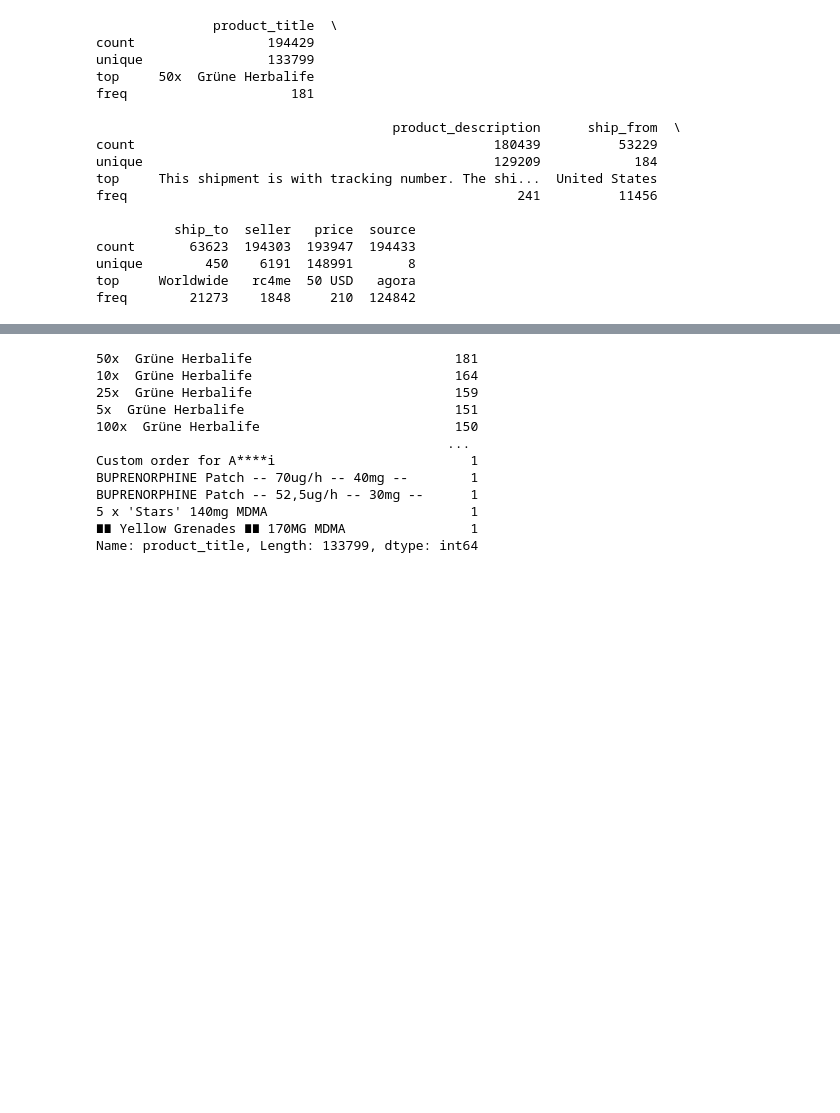
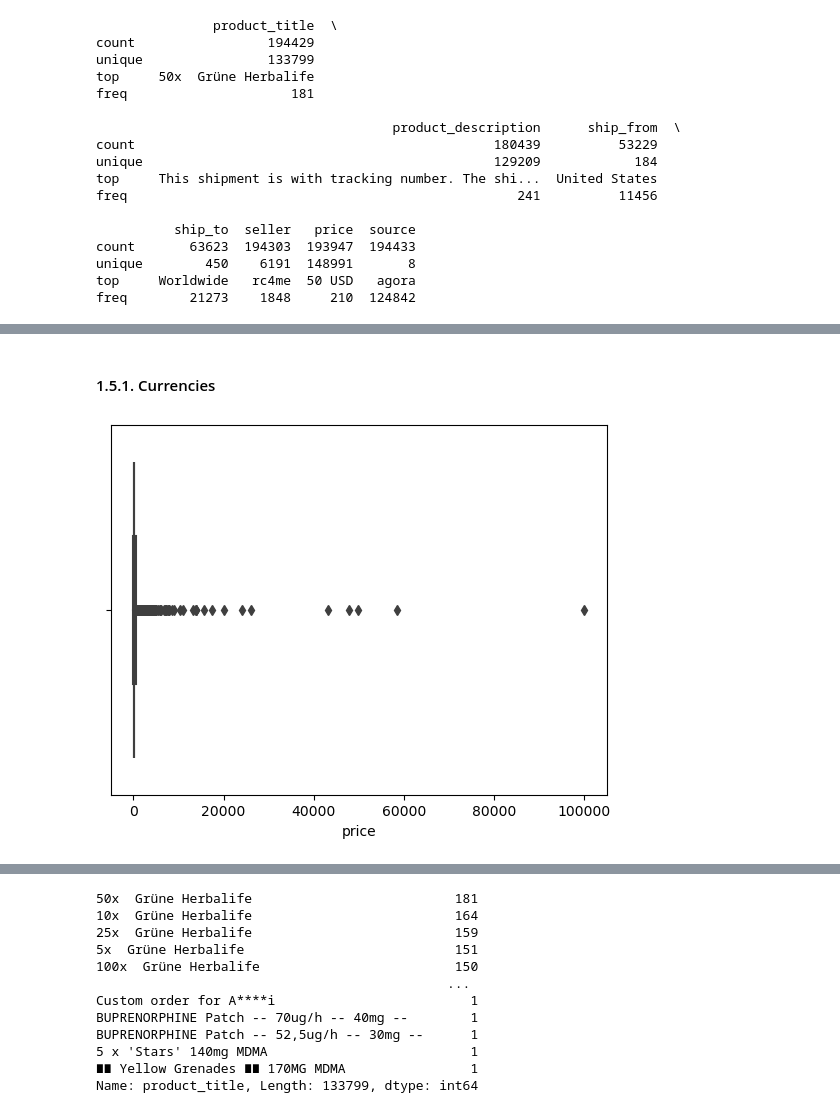
Before and after one commit to davide-beltrame/cybercrime-aho, a Jupyter notebook: main.ipynb, the cells around one changed output, grey strips where cells are left out. Saved outputs shown, nothing was run; the diff lists cells and outputs as text; code cells hidden in the pictures; blank space fills up the shorter version.

```diff
--- a/main.ipynb
+++ b/main.ipynb
@@ -128,0 +275,16 @@ Index: []
+# %% [markdown]
+#### 1.5.1. Currencies
+# %%
+# the boxplot is still invisible, we need to distinguish between prices in BTC and USD
+# we make a new df for each currency
+
+# for USD, we filter the rows with currency_name = $ or USD or USD - FE
+df_wmv_usd = df_wmv[df_wmv['currency_name'].str.contains('USD|USD - FE|\$')]
+# for BTC, we filter the rows where the currency_name isn't missing
+df_wmv_btc = df_wmv[df_wmv['currency_name'] != '']
+
+# plot the boxplot for USD
+sns.boxplot(x=df_wmv_usd['price'])
+plt.show()
+# %% [output]
+[figure, added]
```
Also changed, not shown: parts of 30 cells of this notebook.
